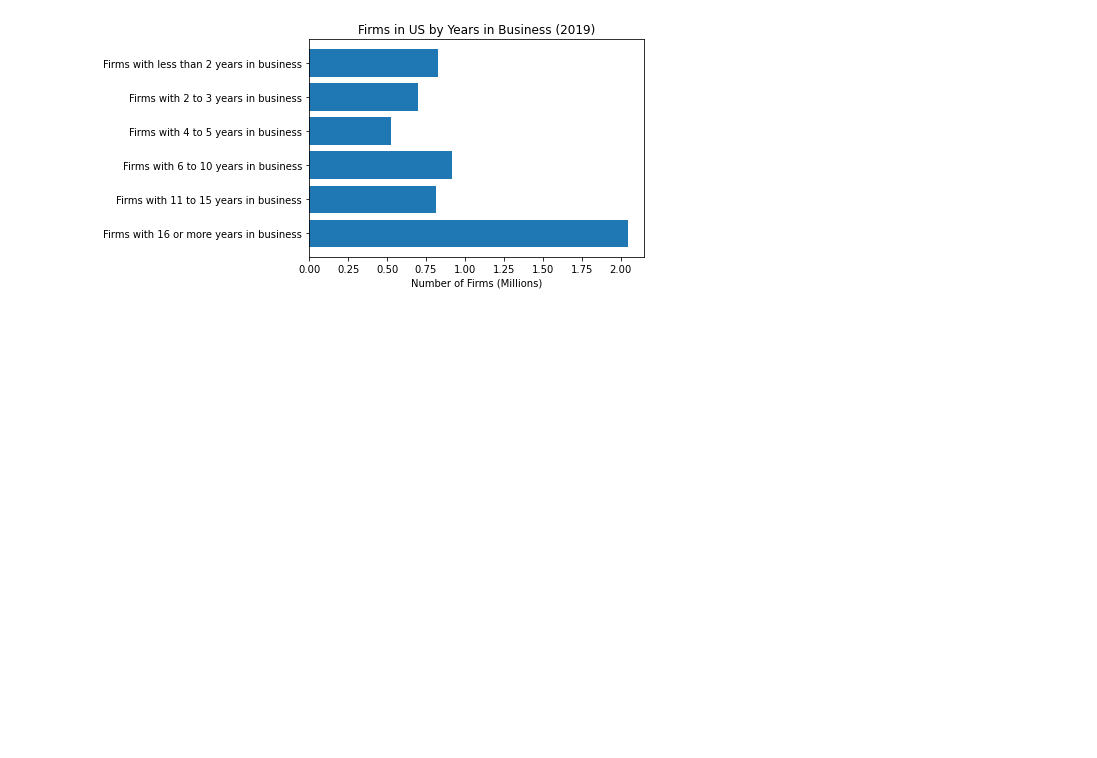
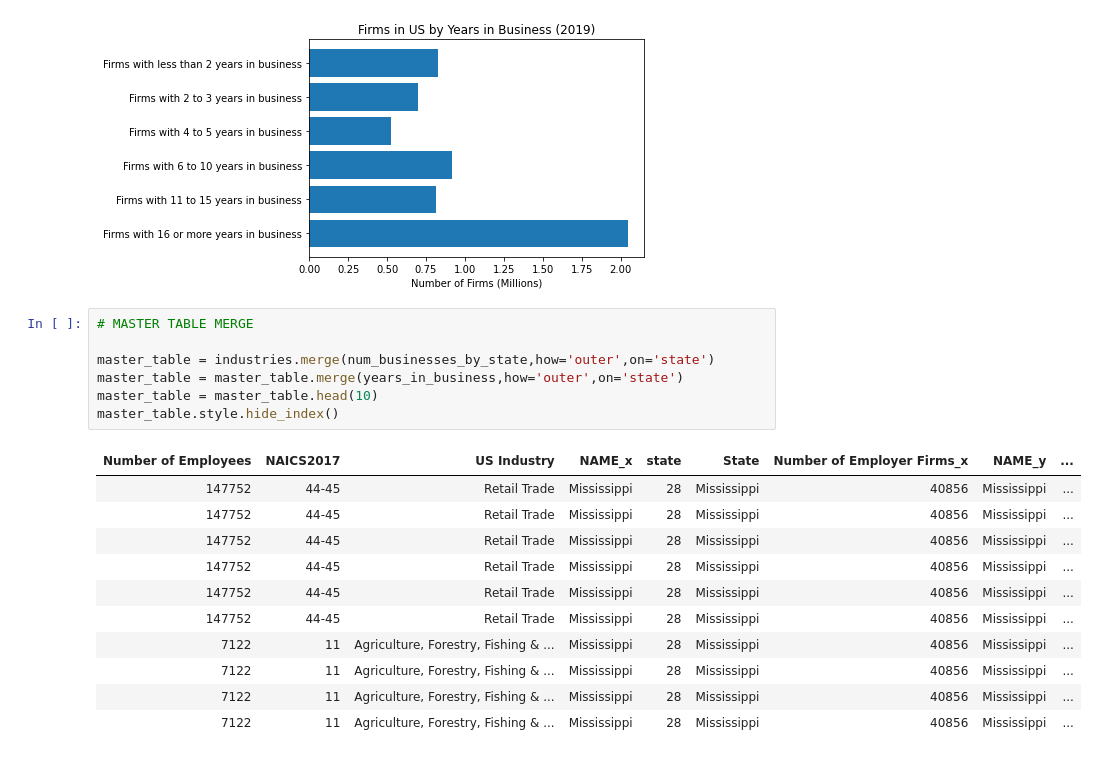
Before and after one commit to ahadh762/Census-Data-API-Group-Assessment, a Jupyter notebook: company_summary.ipynb, the cells around one changed output. Drawn from its saved outputs; the diff is of its cells as text; blank space fills up the shorter version.

Commit message:
Added Master Merge Table

```diff
--- a/company_summary.ipynb
+++ b/company_summary.ipynb
@@ -157,3 +157,22 @@ plt.xlabel('Number of Firms (Millions)')
 plt.title('Firms in US by Years in Business (2019)');
 # %% [output]
 [figure]
+# %%
+# MASTER TABLE MERGE
+
+master_table = industries.merge(num_businesses_by_state,how='outer',on='state')
+master_table = master_table.merge(years_in_business,how='outer',on='state')
+master_table = master_table.head(10)
+master_table.style.hide_index()
+# %% [output]
+| Number of Employees | NAICS2017 | US Industry | NAME_x | state | State | Number of Employer Firms_x | NAME_y | ... |
+| 147752 | 44-45 | Retail Trade | Mississippi | 28 | Mississippi | 40856 | Mississippi | ... |
+| 147752 | 44-45 | Retail Trade | Mississippi | 28 | Mississippi | 40856 | Mississippi | ... |
+| 147752 | 44-45 | Retail Trade | Mississippi | 28 | Mississippi | 40856 | Mississippi | ... |
+| 147752 | 44-45 | Retail Trade | Mississippi | 28 | Mississippi | 40856 | Mississippi | ... |
+| 147752 | 44-45 | Retail Trade | Mississippi | 28 | Mississippi | 40856 | Mississippi | ... |
+| 147752 | 44-45 | Retail Trade | Mississippi | 28 | Mississippi | 40856 | Mississippi | ... |
+| 7122 | 11 | Agriculture, Forestry, Fishing & ... | Mississippi | 28 | Mississippi | 40856 | Mississippi | ... |
+| 7122 | 11 | Agriculture, Forestry, Fishing & ... | Mississippi | 28 | Mississippi | 40856 | Mississippi | ... |
+| 7122 | 11 | Agriculture, Forestry, Fishing & ... | Mississippi | 28 | Mississippi | 40856 | Mississippi | ... |
+| 7122 | 11 | Agriculture, Forestry, Fishing & ... | Mississippi | 28 | Mississippi | 40856 | Mississippi | ... |
```
